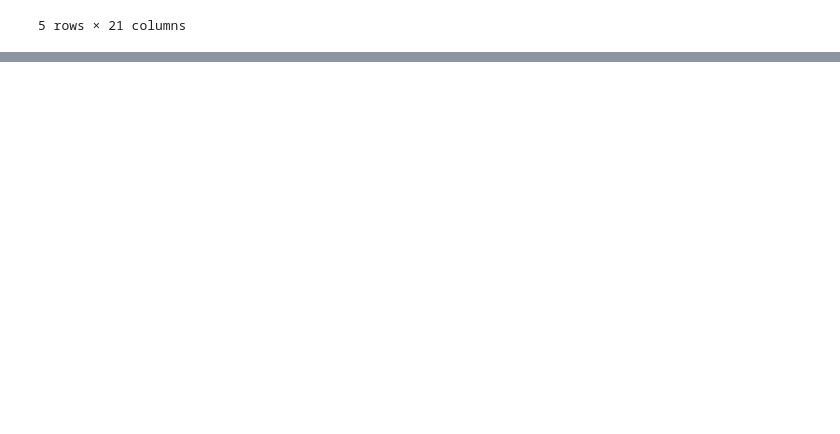
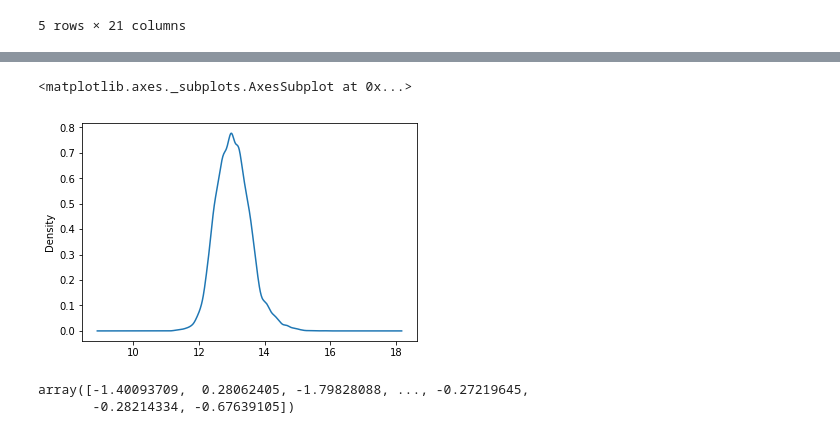
Before and after one commit to Princisharma96/Machine_learning, a Jupyter notebook: Assignment_8.ipynb, the cells around one changed output, grey strips where cells are left out. Cells and saved outputs as stored; diff of their text form; code cells hidden in the pictures; blank space fills up the shorter version.

```diff
--- a/Assignment_8.ipynb
+++ b/Assignment_8.ipynb
@@ -28,0 +68,12 @@ from sklearn.linear_model import LinearRegression
+# %%
+dt=np.log(data['price'])
+dt.plot(kind='kde')
+# %% [output]
+<matplotlib.axes._subplots.AxesSubplot at 0x...>
+[figure, added]
+# %%
+dt2=preprocessing.scale(dt)
+dt2
+# %% [output]
+array([-1.40093709,  0.28062405, -1.79828088, ..., -0.27219645,
+       -0.28214334, -0.67639105])
```
Also changed, not shown: parts of 25 cells of this notebook.
